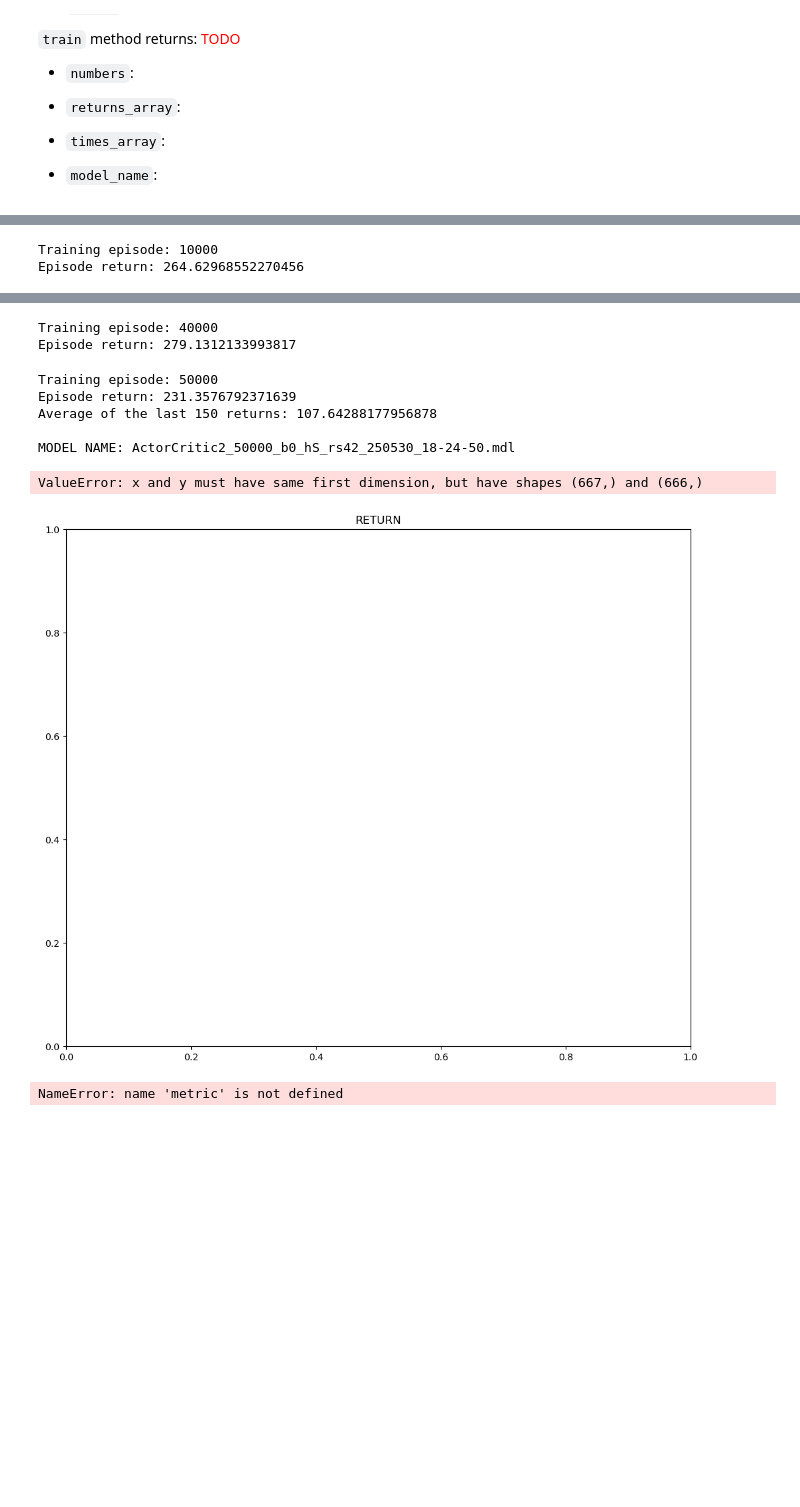
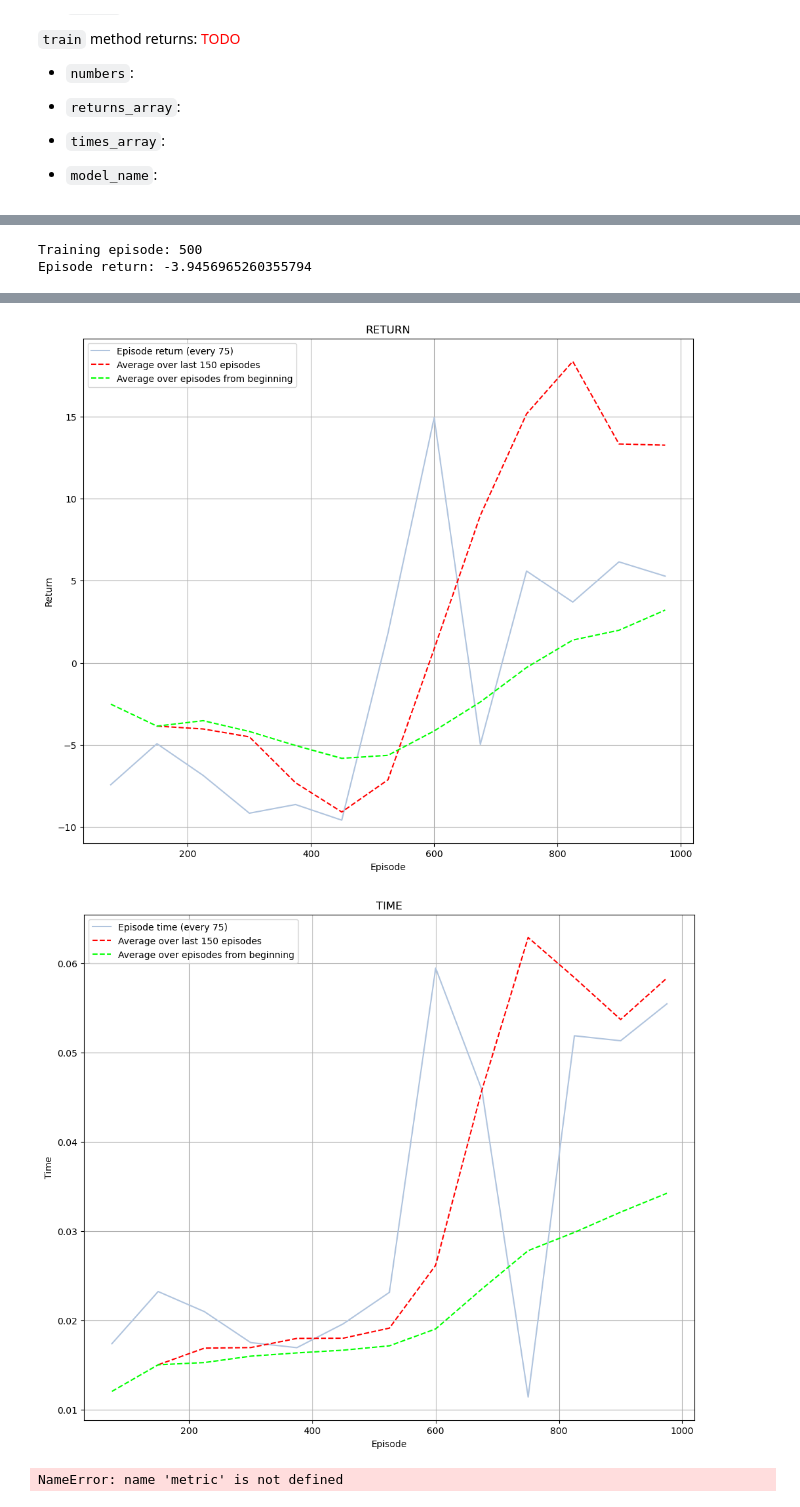
Before and after one commit to MaddalenaGhiotti/ReinforcementLearningProject, a Jupyter notebook: main_Letizia.ipynb, the cells around one changed output, grey strips where cells are left out. Saved outputs shown, nothing was run; the diff lists cells and outputs as text; code cells hidden in the pictures; blank space fills up the shorter version.

Commit message:
plot aggiustamenti

```diff
--- a/main_Letizia.ipynb
+++ b/main_Letizia.ipynb
@@ -36,5 +36,5 @@ import module_Reinforce_ActorCritic as rac
 - `times_array`:
 - `model_name`:
 # %%
-rac.train(2,hopper='S', n_episodes=50000, trained_model=None, csv_name='prova1_actorcritic.csv', print_every=10000, print_name=True, plot=True, random_state=42, device='cpu')
+rac.train(2,hopper='S', n_episodes=1000, trained_model=None, csv_name='prova1_actorcritic.csv', print_every=500, print_name=True, plot=True, random_state=42, device='cpu')
 # %% [output]
@@ -42,5 +41,5 @@ Creation of new CSV file prova1_actorcritic.csv.
 Action space: Box([-1. -1. -1.], [1. 1. 1.], (3,), float32)
 State space: Box([-inf -inf -inf -inf -inf -inf -inf -inf -inf -inf -inf], [inf inf inf inf inf inf inf inf inf inf inf], (11,), float64)
 Dynamics parameters: [2.47400421 3.92699082 2.71433605 5.0893801 ]
-Training episode: 10000
-Episode return: 264.62968552270456
+Training episode: 500
+Episode return: -3.9456965260355794
@@ -51,12 +71,5 @@ Episode return: -27.131856134344545
-Training episode: 40000
-Episode return: 279.1312133993817
-Training episode: 50000
-Episode return: 231.3576792371639
-Average of the last 150 returns: 107.64288177956878
-
-MODEL NAME: ActorCritic2_50000_b0_hS_rs42_250530_18-24-50.mdl
-ValueError: x and y must have same first dimension, but have shapes (667,) and (666,)
-[figure, old version]
+[figure, new version]
+[figure, added]
 # %%
 import csv
 import matplotlib.pyplot as plt
```
Also changed, not shown: parts of 1 cell of this notebook, 2 other files.
